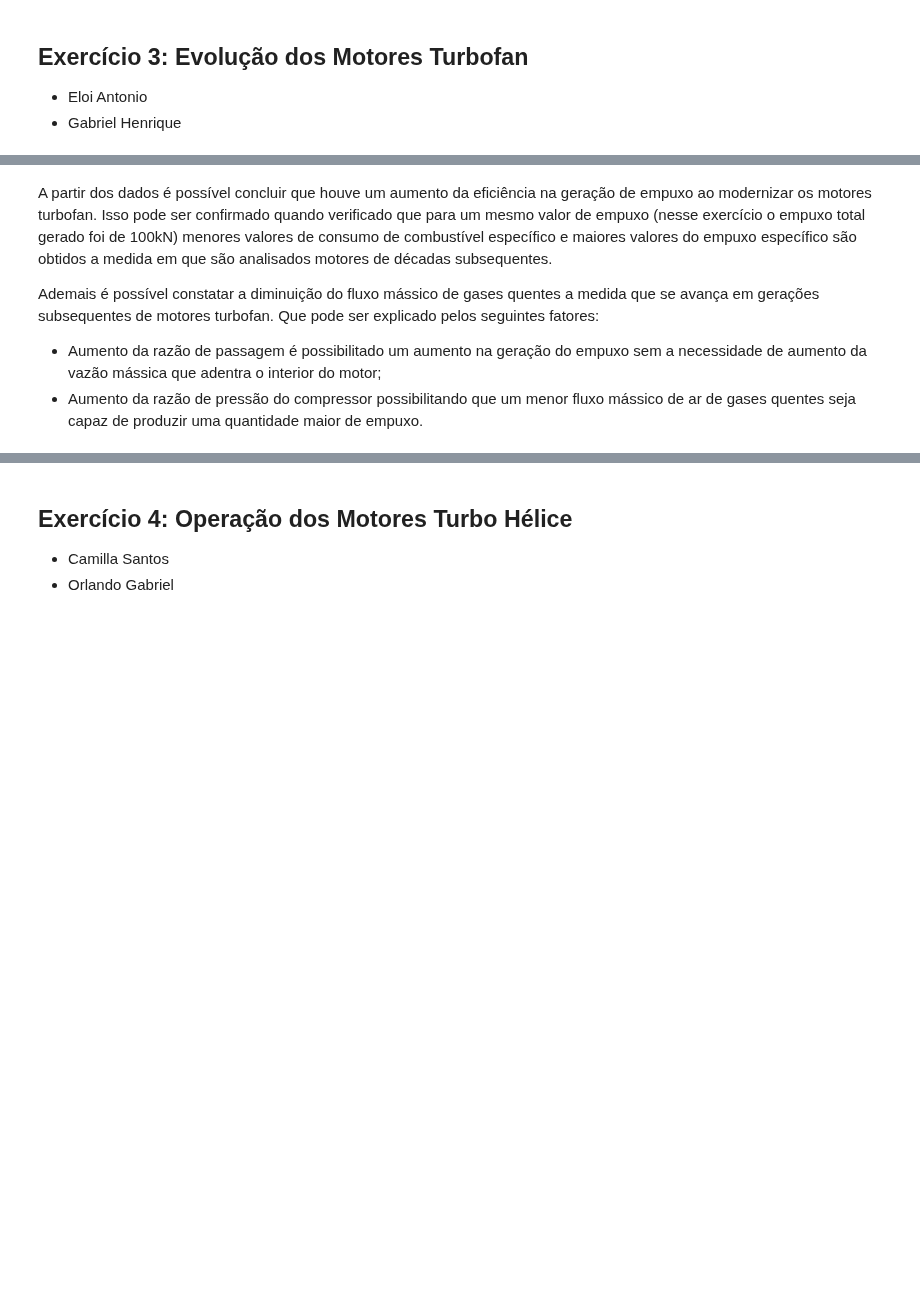
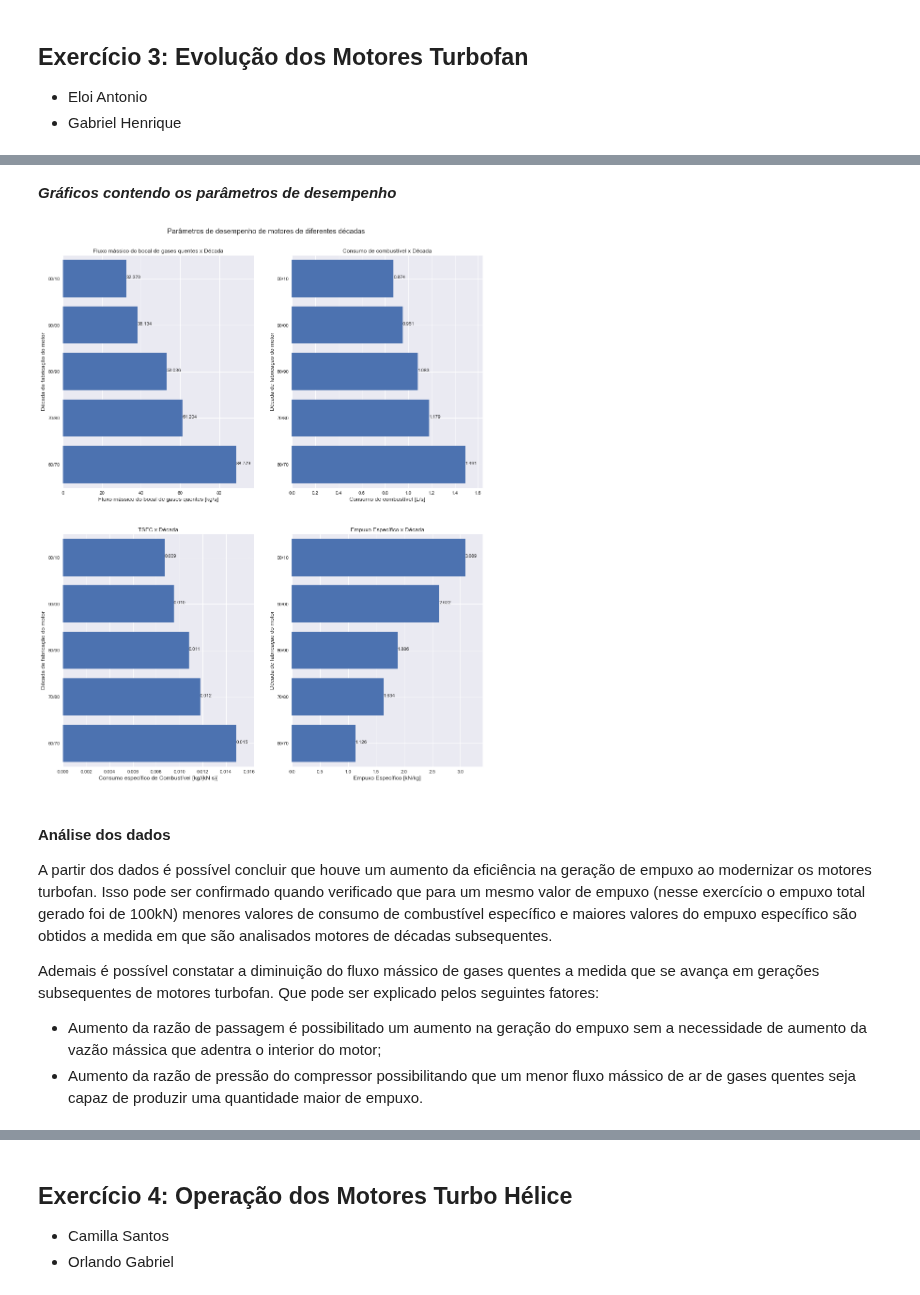
Before and after one commit to jonasdegrave/gas-turbine, a Jupyter notebook: gasTurbineReport.ipynb, the cells around one changed output, grey strips where cells are left out. Cells and saved outputs as stored; diff of their text form; code cells hidden in the pictures; blank space fills up the shorter version.

```diff
--- a/gasTurbineReport.ipynb
+++ b/gasTurbineReport.ipynb
@@ -1174,13 +1175,4 @@ décadas, conforme tabela abaixo (ponto de projeto estático ao nível do mar).
 # %%
-import model_reference as mf
-import numpy as np
-import matplotlib.pyplot as plt
-import pandas as pd
-import warnings
-
-plt.style.use('seaborn')
-warnings.filterwarnings('ignore')
-
 values_60 = {
     'pa': 101.3,
     'ta': 288.2,
@@ -1216,7 +1208,5 @@ performance_results_60 = turbofan_60.sumarise_results()
 thermodynamic_results_60 = turbofan_60.sumarise()
 
 # Criação de dataframe que contém os valores de interesse para todos os motores (adicionando o primeiro motor)
-performance_results = performance_results_60.loc[['hot_mass_flow', 'fuel_consumption', 'TSFC', 'specific_thrust'], : ]
-performance_results = performance_results.rename({1: '60/70'}, axis=1)
-
-performance_results
+performance_results_q3 = performance_results_60.loc[['hot_mass_flow', 'fuel_consumption', 'TSFC', 'specific_thrust'], : ]
+performance_results_q3 = performance_results_q3.rename({1: '60/70'}, axis=1)
@@ -1277,30 +1317,40 @@ performance_results.transpose()
+# %% [markdown]
+***Gráficos contendo os parâmetros de desempenho***
 # %%
+fontsize_label = 12
+fontsize_title = 15
+
 aux=0
 cols = 2
 rows = 2
-fontsize_label = 12
-fontsize_title = 15
 
 fig, ax = plt.subplots(nrows=rows, ncols=cols, figsize=(16,20))
 
-
-fig.suptitle('Indices de performance de motores de diferentes décadas',fontsize=fontsize_title, y=0.92)#, fontsize=30)
+fig.suptitle('Parâmetros de desempenho de motores de diferentes décadas',fontsize=fontsize_title, y=0.92)#, fontsize=30)
 
 # Definicão dos títulos e indices dos gráficos
 titulos=['Fluxo mássico do bocal de gases quentes x Década','Consumo de combustível x Década','TSFC x Década','Empuxo Específico x Década']
 ylabels=['Fluxo mássico do bocal de gases quentes [kg/s]','Consumo de combustível [L/s]','Consumo específico de Combustível [kg/(kN s)]','Empuxo Específico [kN/kg]']
 
 for i in range(0,rows):
     for j in range(0,cols):
         plt.sca(ax[i,j])
         ax[i,j].set_ylabel('Década de fabricação do motor',fontsize=fontsize_label)
         ax[i,j].set_xlabel(ylabels[aux],fontsize=fontsize_label)
-        bars = plt.barh(['60/70','70/80','80/90','90/00','00/10'],performance_results.iloc[aux])
+        bars = plt.barh(['60/70','70/80','80/90','90/00','00/10'],performance_results_q3.iloc[aux])
         #[xmin xmax ymin ymax]
-        plt.axis([0, max(performance_results.iloc[aux])*1.1,-0.5 , 4.5])
+        plt.axis([0, max(performance_results_q3.iloc[aux])*1.1,-0.5 , 4.5])
         plt.title(titulos[aux])
         for  bar in bars:
             width = bar.get_width()
             label_y = bar.get_y() + bar.get_height() / 2
             plt.text(width, label_y, s=f'{width:.3f}')
         aux += 1
+
+# save the plot as a file
+fig.savefig('images/questao3/itemA.jpg',
+            format='jpeg',
+            dpi=100,
+            bbox_inches='tight')
+# %% [output]
+[figure, added]
@@ -1312,4 +1357,6 @@ fig.savefig('images/questao3/itemA.jpg',
 # %% [markdown]
+#### Análise dos dados
+
 A partir dos dados é possível concluir que houve um aumento da eficiência na geração de empuxo ao modernizar os motores turbofan. Isso pode ser confirmado quando verificado que para um mesmo valor de empuxo (nesse exercício o empuxo total gerado foi de 100kN) menores valores de consumo de combustível específico e maiores valores do empuxo específico são obtidos a medida em que são analisados motores de décadas subsequentes.
 
 Ademais é possível constatar a diminuição do fluxo mássico de gases quentes a medida que se avança em gerações subsequentes de motores turbofan. Que pode ser explicado pelos seguintes fatores:
```
Also changed, not shown: parts of 42 cells of this notebook, 5 other files.
